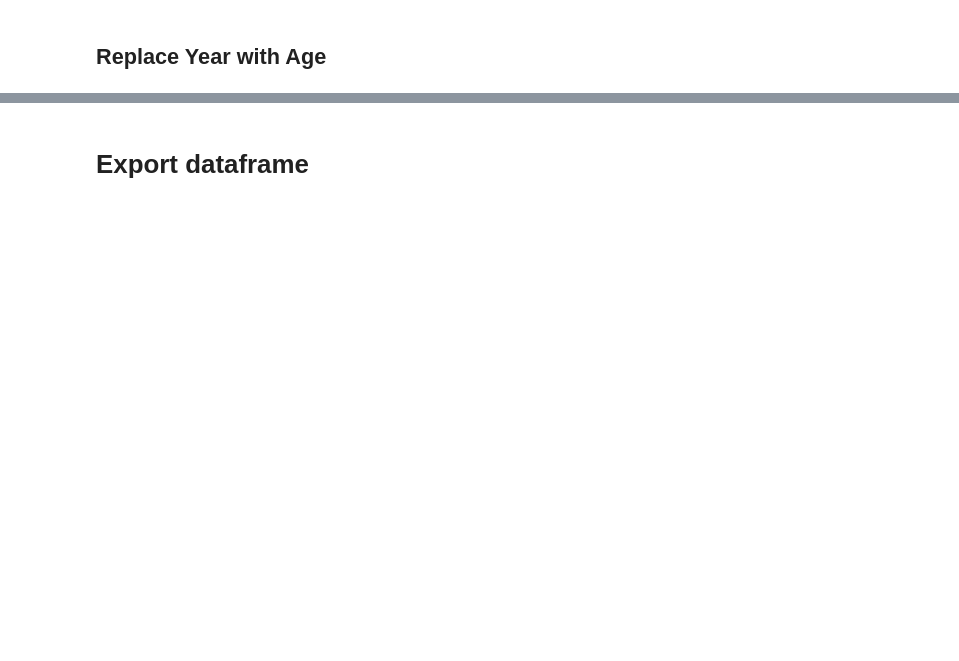
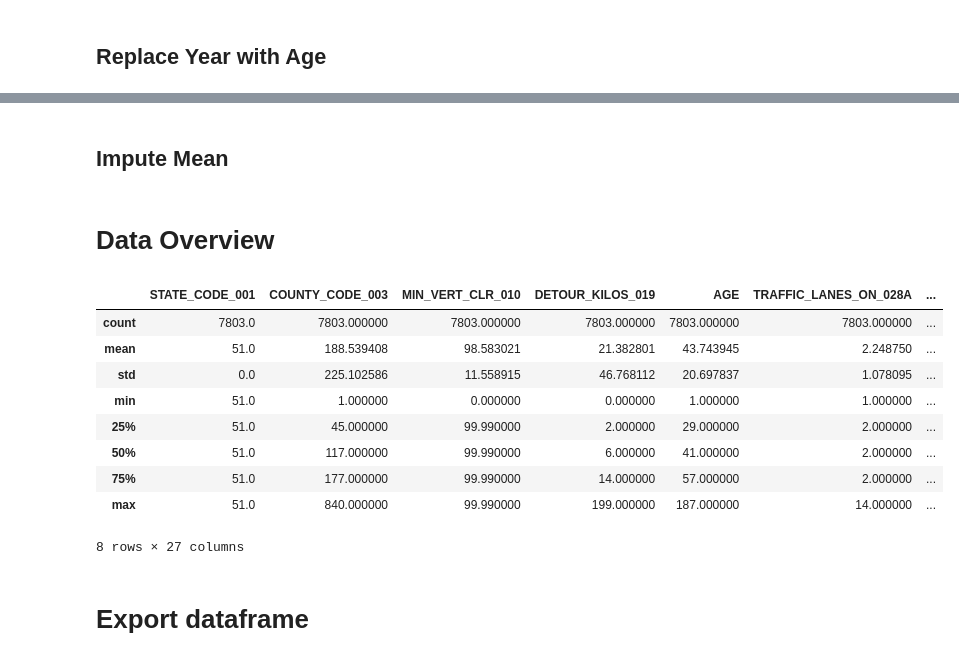
Before and after one commit to kevscon/bridge-ratings, a Jupyter notebook: data_processing.ipynb, the cells around one changed output, grey strips where cells are left out. Cells and saved outputs as stored; diff of their text form; code cells hidden in the pictures; blank space fills up the shorter version.

```diff
--- a/data_processing.ipynb
+++ b/data_processing.ipynb
@@ -236,0 +281,2 @@ df_bridges.head()
+# %% [markdown]
+## Impute Mean
@@ -237,3 +286,18 @@ df_bridges.head()
+# %% [markdown]
+# Data Overview
+# %%
+df_bridges.describe()
+# %% [output]
+|  | STATE_CODE_001 | COUNTY_CODE_003 | MIN_VERT_CLR_010 | DETOUR_KILOS_019 | AGE | TRAFFIC_LANES_ON_028A | ... |
+| count | 7803.0 | 7803.000000 | 7803.000000 | 7803.000000 | 7803.000000 | 7803.000000 | ... |
+| mean | 51.0 | 188.539408 | 98.583021 | 21.382801 | 43.743945 | 2.248750 | ... |
+| std | 0.0 | 225.102586 | 11.558915 | 46.768112 | 20.697837 | 1.078095 | ... |
+| min | 51.0 | 1.000000 | 0.000000 | 0.000000 | 1.000000 | 1.000000 | ... |
+| 25% | 51.0 | 45.000000 | 99.990000 | 2.000000 | 29.000000 | 2.000000 | ... |
+| 50% | 51.0 | 117.000000 | 99.990000 | 6.000000 | 41.000000 | 2.000000 | ... |
+| 75% | 51.0 | 177.000000 | 99.990000 | 14.000000 | 57.000000 | 2.000000 | ... |
+| max | 51.0 | 840.000000 | 99.990000 | 199.000000 | 187.000000 | 14.000000 | ... |
+8 rows × 27 columns
 # %% [markdown]
 # Export dataframe
 # %%
```
Also changed, not shown: parts of 15 cells of this notebook, 1 other file.
